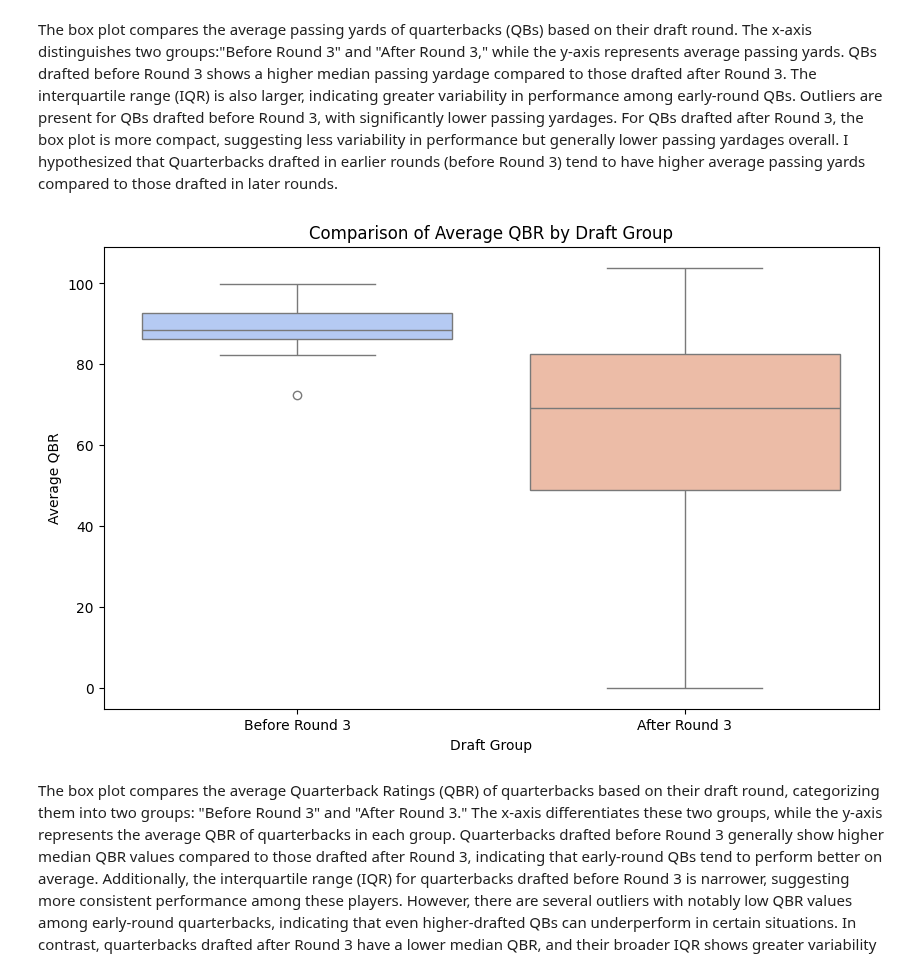
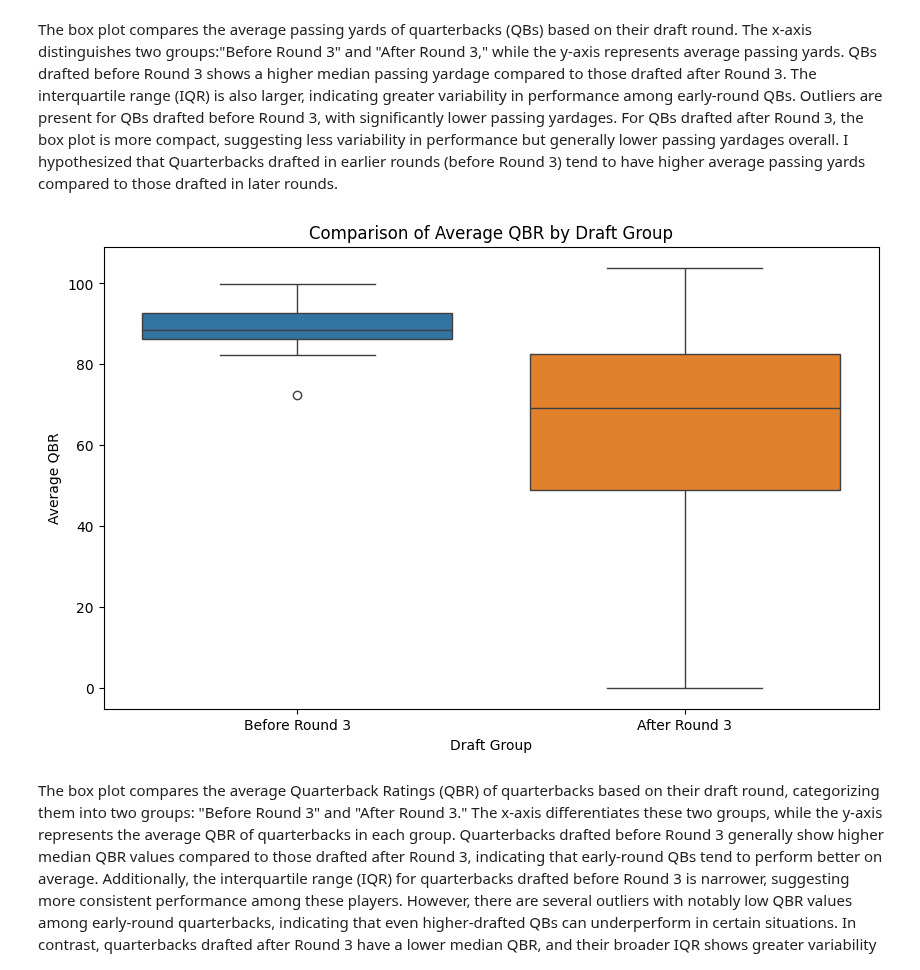
Before and after one commit to cs418-fa24/project-check-in-team-8, a Jupyter notebook: Final_report.ipynb, the cells around one changed output. Cells and saved outputs as stored; diff of their text form; code cells hidden in the pictures.

```diff
--- a/Final_report.ipynb
+++ b/Final_report.ipynb
@@ -143,30 +140,30 @@ The box plot compares the average passing yards of quarterbacks (QBs) based on t
 # %%
 import pandas as pd
 import seaborn as sns
 import matplotlib.pyplot as plt
 
 # Load the data from the CSV file
 df = pd.read_csv('combinedQBStats.csv')
 
 # Add a column to classify quarterbacks into "Before Round 3" and "After Round 3"
 df['Draft Group'] = df['Draft Pick'].apply(lambda x: 'Before Round 3' if x < 3 else 'After Round 3')
 
 # Group by QB Name and Draft Group to calculate average QBR
 avg_qbr = df.groupby(['Name', 'Draft Group'])['QBR'].mean().reset_index()
 
 # Create the box plot with updated syntax to remove the warning
 plt.figure(figsize=(10, 6))
-sns.boxplot(data=avg_qbr, y='QBR', x='Draft Group', hue='Draft Group', palette='coolwarm', legend=False)
+sns.boxplot(data=avg_qbr, y='QBR', x='Draft Group', hue='Draft Group')
 
 # Add labels and title
 plt.xlabel("Draft Group")
 plt.ylabel("Average QBR")
 plt.title("Comparison of Average QBR by Draft Group")
 
 # Show the plot
 plt.show()
 # %% [output]
-[figure, old version]
+[figure, new version]
 # %% [markdown]
 The box plot compares the average Quarterback Ratings (QBR) of quarterbacks based on their draft round, categorizing them into two groups: "Before Round 3" and "After Round 3." The x-axis differentiates these two groups, while the y-axis represents the average QBR of quarterbacks in each group. Quarterbacks drafted before Round 3 generally show higher median QBR values compared to those drafted after Round 3, indicating that early-round QBs tend to perform better on average. Additionally, the interquartile range (IQR) for quarterbacks drafted before Round 3 is narrower, suggesting more consistent performance among these players. However, there are several outliers with notably low QBR values among early-round quarterbacks, indicating that even higher-drafted QBs can underperform in certain situations. In contrast, quarterbacks drafted after Round 3 have a lower median QBR, and their broader IQR shows greater variability in performance, meaning their performance is more inconsistent. Overall, this analysis supports the hypothesis that quarterbacks drafted in earlier rounds are more likely to achieve higher and more consistent QBRs, aligning with the expectation that higher-drafted players possess greater talent and preparation
 # %%
```
Also changed, not shown: parts of 1 cell of this notebook.
